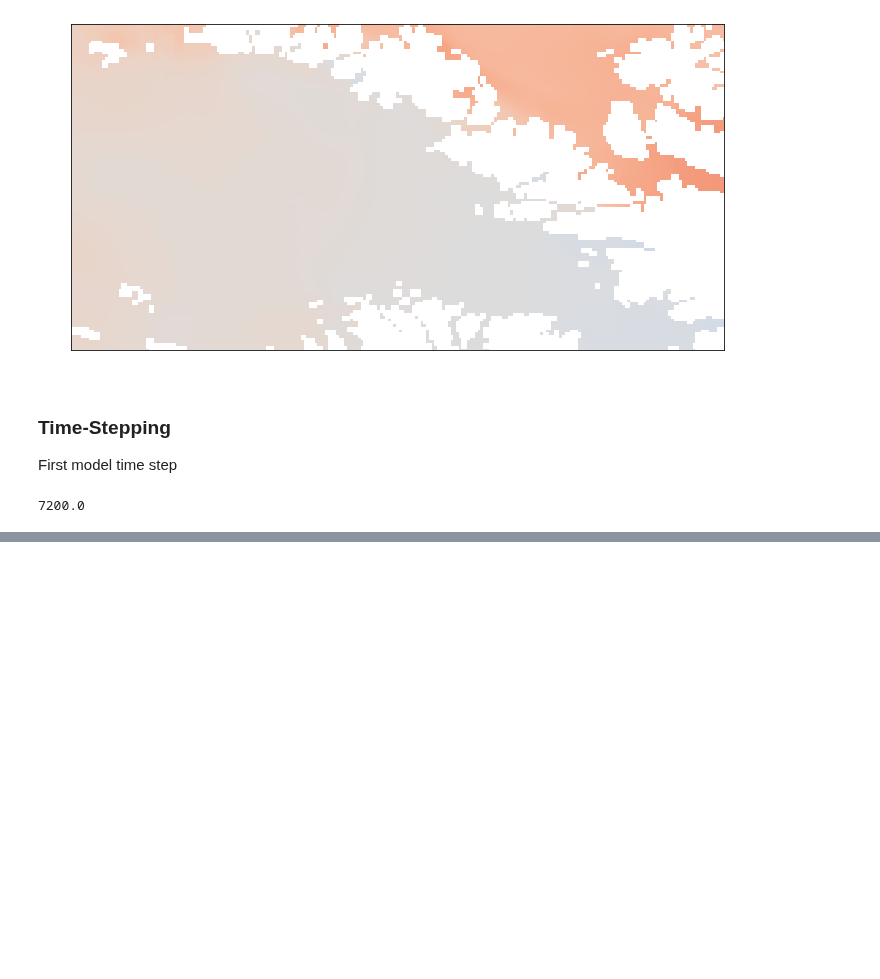
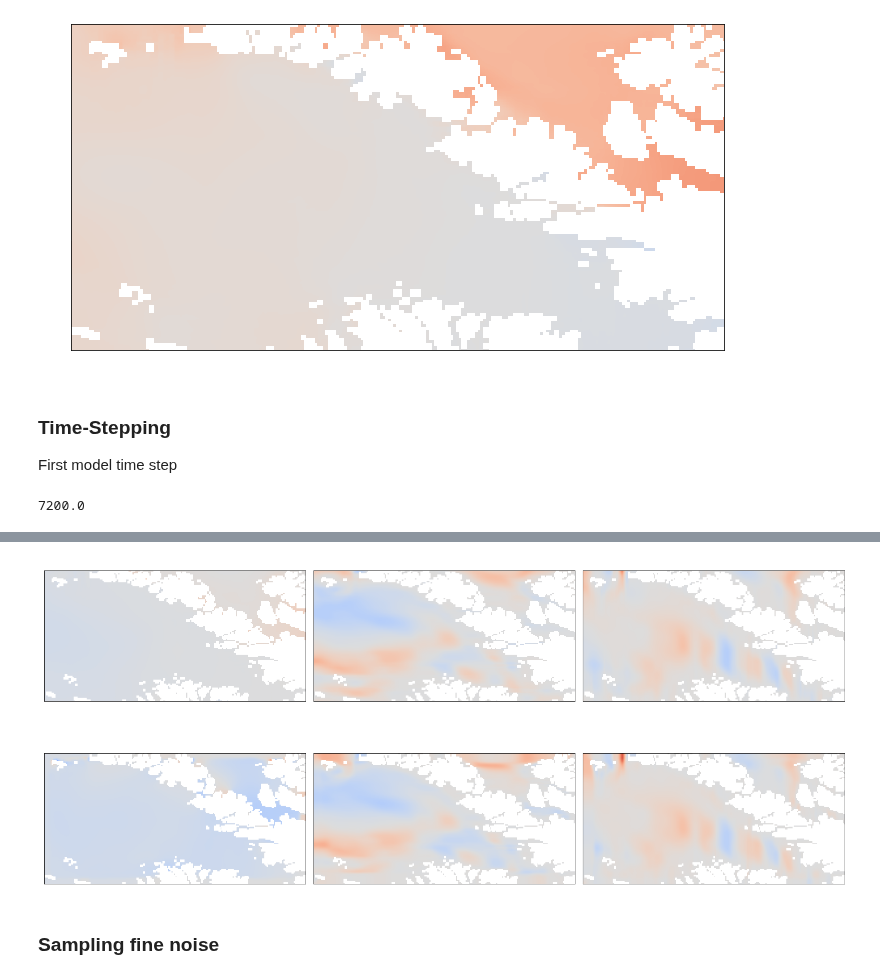
Before and after one commit to sintefmath/multilevelDA, a Jupyter notebook: notebooks/MultiResSim.ipynb, the cells around one changed output, grey strips where cells are left out. Saved outputs shown, nothing was run; the diff lists cells and outputs as text; code cells hidden in the pictures; blank space fills up the shorter version.

Commit message:
First sampling eta, and then caring for the other perturbations

```diff
--- a/notebooks/MultiResSim.ipynb
+++ b/notebooks/MultiResSim.ipynb
@@ -370,0 +113,30 @@ pert_hv = hv_pert.download(sim.gpu_stream)
+# %%
+eta, hu, hv = sim.download()
+eta_refined, hu_refined, hv_refined = sim.children[0].download()
+# %%
+fig, axs = plt.subplots(2,3,figsize=(20,10))
+
+axs[0,0].imshow(eta[loc[0][0]:loc[1][0],loc[0][1]:loc[1][1]], origin="lower", vmin=-1, vmax=1, cmap="coolwarm")
+axs[0,0].set_title("eta (coarse)")
+axs[0,1].imshow(hu[loc[0][0]:loc[1][0],loc[0][1]:loc[1][1]], origin="lower", vmin=-100, vmax=100, cmap="coolwarm")
+axs[0,1].set_title("hu (coarse)")
+axs[0,2].imshow(hv[loc[0][0]:loc[1][0],loc[0][1]:loc[1][1]], origin="lower", vmin=-100, vmax=100, cmap="coolwarm")
+axs[0,2].set_title("hv (coarse)")
+
+axs[1,0].imshow(eta_refined, origin="lower", vmin=-1, vmax=1, cmap="coolwarm")
+axs[1,0].set_title("eta (refined)")
+axs[1,1].imshow(hu_refined, origin="lower", vmin=-100, vmax=100, cmap="coolwarm")
+axs[1,1].set_title("hu (refined)")
+axs[1,2].imshow(hv_refined, origin="lower", vmin=-100, vmax=100, cmap="coolwarm")
+axs[1,2].set_title("hv (refined)")
+
+for ax_s in axs:
+    for ax in ax_s:
+        ax.get_xaxis().set_ticks([])
+        ax.get_yaxis().set_ticks([])
+
+plt.tight_layout()
+# %% [output]
+[figure, added]
+# %% [markdown]
+### Sampling fine noise
```
Also changed, not shown: parts of 58 cells of this notebook.
